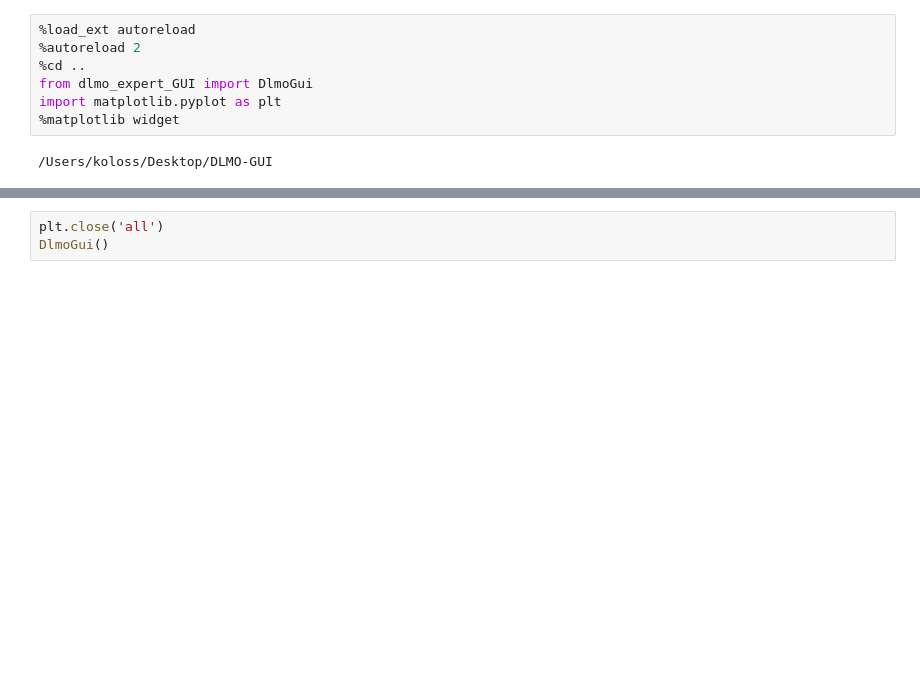
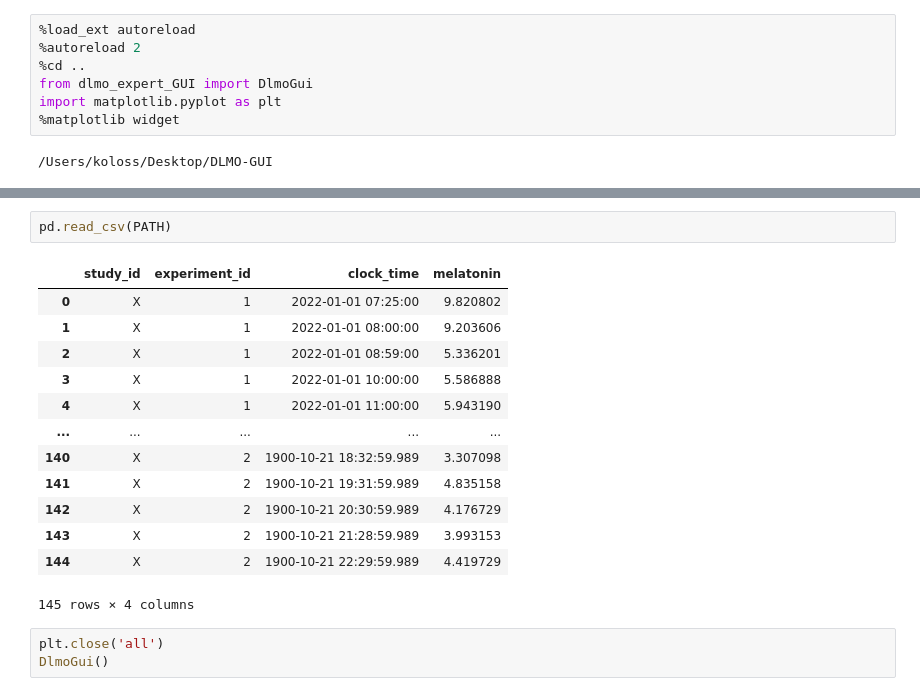
Before and after one commit to gkolosov/DLMO-GUI, a Jupyter notebook: notebooks/expert_DLMO_interface.ipynb, the cells around one changed output, grey strips where cells are left out. Saved outputs shown, nothing was run; the diff lists cells and outputs as text; blank space fills up the shorter version.

```diff
--- a/notebooks/expert_DLMO_interface.ipynb
+++ b/notebooks/expert_DLMO_interface.ipynb
@@ -12,3 +23,19 @@ import matplotlib.pyplot as plt
+# %%
+pd.read_csv(PATH)
+# %% [output]
+|  | study_id | experiment_id | clock_time | melatonin |
+| 0 | X | 1 | 2022-01-01 07:25:00 | 9.820802 |
+| 1 | X | 1 | 2022-01-01 08:00:00 | 9.203606 |
+| 2 | X | 1 | 2022-01-01 08:59:00 | 5.336201 |
+| 3 | X | 1 | 2022-01-01 10:00:00 | 5.586888 |
+| 4 | X | 1 | 2022-01-01 11:00:00 | 5.943190 |
+| ... | ... | ... | ... | ... |
+| 140 | X | 2 | 1900-10-21 18:32:59.989 | 3.307098 |
+| 141 | X | 2 | 1900-10-21 19:31:59.989 | 4.835158 |
+| 142 | X | 2 | 1900-10-21 20:30:59.989 | 4.176729 |
+| 143 | X | 2 | 1900-10-21 21:28:59.989 | 3.993153 |
+| 144 | X | 2 | 1900-10-21 22:29:59.989 | 4.419729 |
+145 rows × 4 columns
 # %%
 plt.close('all')
 DlmoGui()
```
Also changed, not shown: parts of 1 cell of this notebook, 6 other files.
